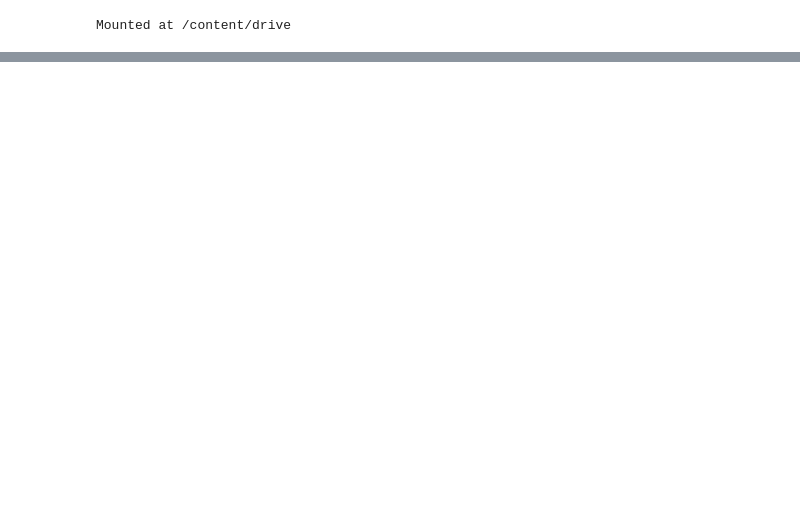
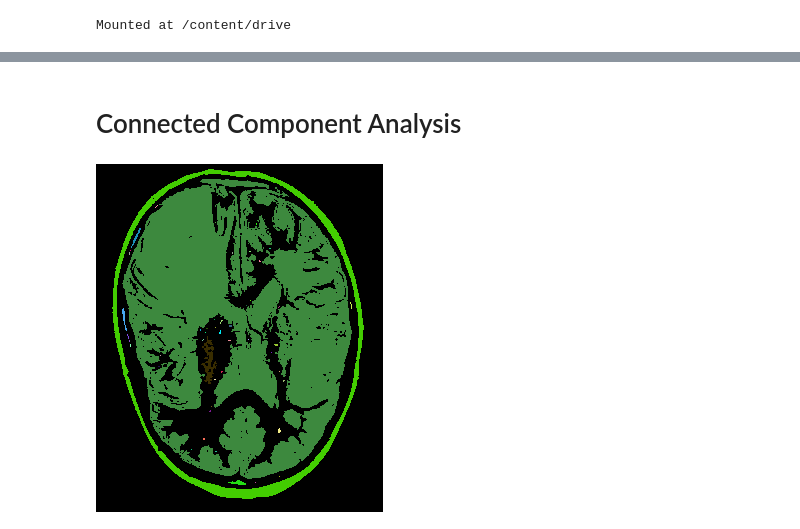
Before and after one commit to premanshsharma/Brain-Tumor-Detection, a Jupyter notebook: BrainTumorPreImgProcessing.ipynb, the cells around one changed output, grey strips where cells are left out. Drawn from its saved outputs; the diff is of its cells as text; code cells hidden in the pictures; blank space fills up the shorter version.

```diff
--- a/BrainTumorPreImgProcessing.ipynb
+++ b/BrainTumorPreImgProcessing.ipynb
@@ -137,0 +142,27 @@ img
+# %% [markdown]
+# Connected Component Analysis
+# %%
+def connected_component_analysis(img):
+    img = cv2.cvtColor(img, cv2.COLOR_BGR2GRAY)
+    # Apply binary thresholding
+    _, thresh = cv2.threshold(img, 0, 255, cv2.THRESH_BINARY+cv2.THRESH_OTSU)
+
+    # Apply connected component analysis
+    connectivity = 8  # 8-way (or) 4-way connectivity
+    num_labels, labels, stats, centroids = cv2.connectedComponentsWithStats(thresh, connectivity, cv2.CV_32S)
+
+    # Create a random colormap
+    colors = np.random.randint(0, 255, size=(num_labels, 3), dtype=np.uint8)
+
+    # Set background label to black
+    colors[0] = [0, 0, 0]
+
+    # Create an output image with colored labels
+    output = colors[labels]
+
+    # Display the output image
+    cv2_imshow(output)
+
+connected_component_analysis(img_y)
+# %% [output]
+[figure, added]
```
Also changed, not shown: parts of 21 cells of this notebook.
